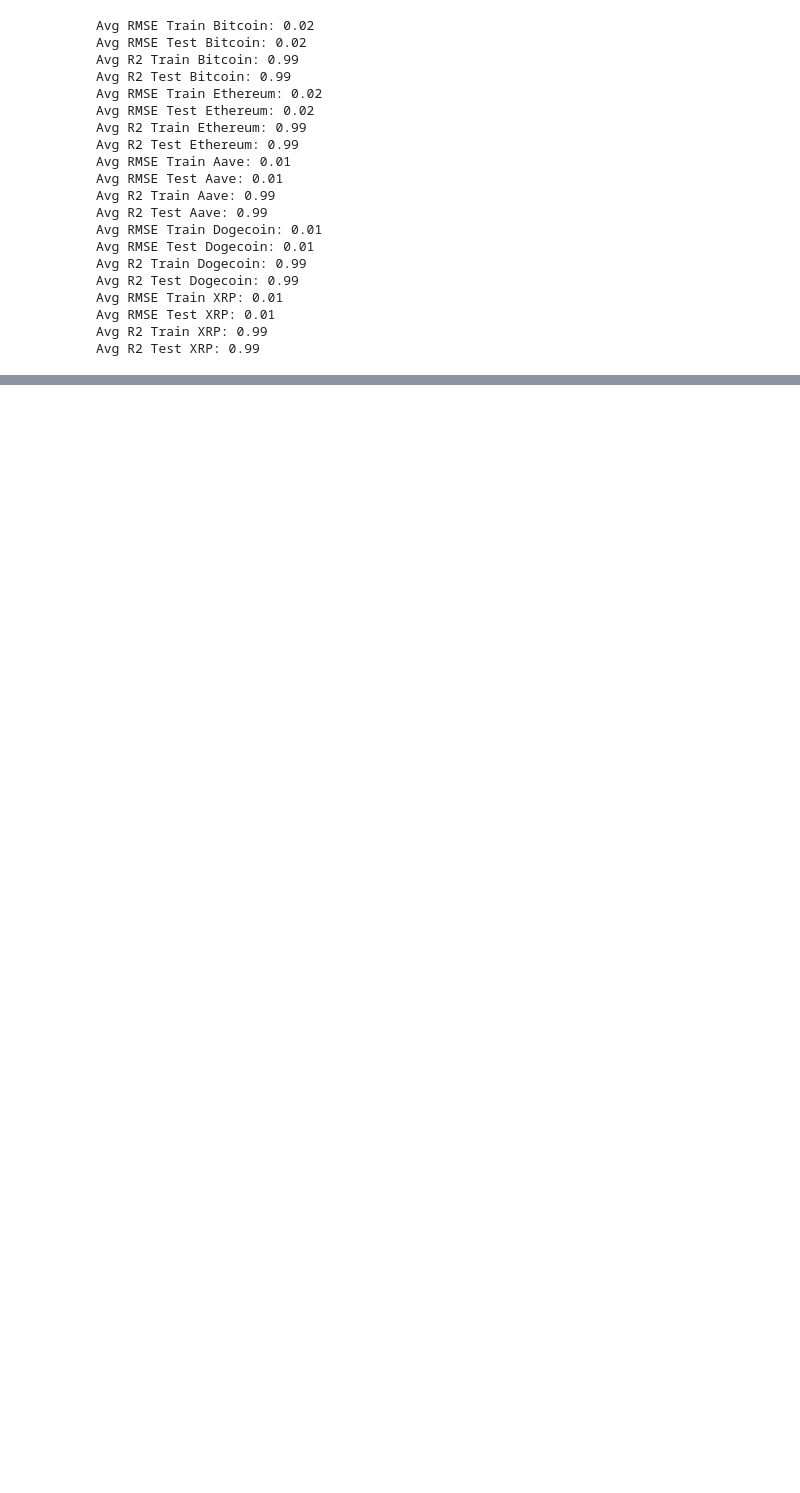
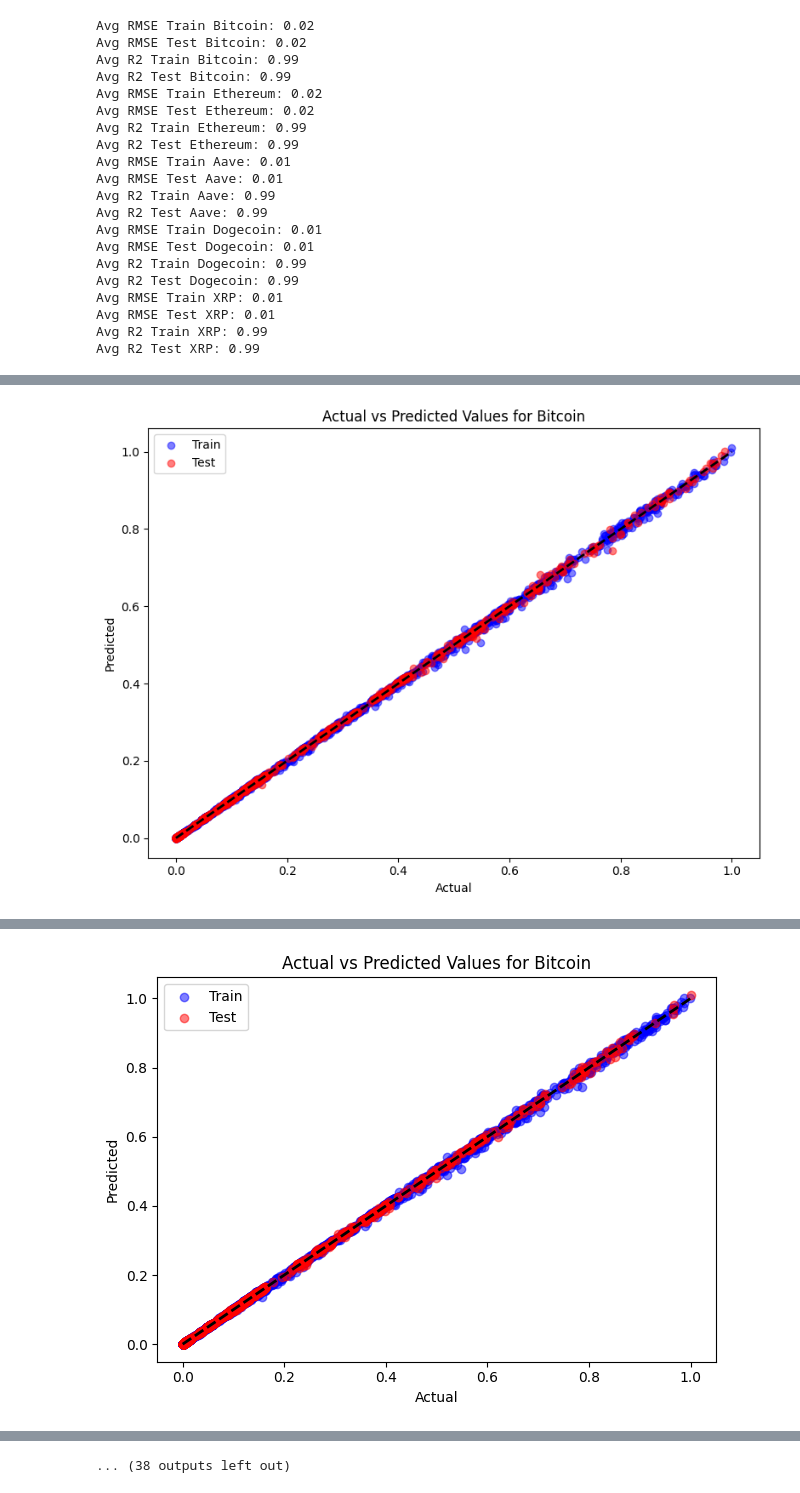
Before and after one commit to nikhilgudur/data-270-project, a Jupyter notebook: ml/linear.ipynb, the cells around one changed output, grey strips where cells are left out. Saved outputs shown, nothing was run; the diff lists cells and outputs as text; code cells hidden in the pictures; blank space fills up the shorter version.

```diff
--- a/ml/linear.ipynb
+++ b/ml/linear.ipynb
@@ -308 +293,73 @@ avg_r2_test       0.997419
 Name: XRP, dtype: float64
+# %%
+def perform_k_fold_cv(dataframe, crypto, n_splits=5, random_state=42):
+    X = dataframe.drop('High', axis=1)
+    y = dataframe['High']
+
+    kf = KFold(n_splits=n_splits, shuffle=True, random_state=random_state)
+    rmse_scores_train = []
+    rmse_scores_test = []
+    r2_scores_train = []
+    r2_scores_test = []
+
+    pipeline = Pipeline([
+        ('scaler', MinMaxScaler()),
+        ('model', Ridge())
+    ])
+
+    param_distributions = {
+        'model__alpha': [0.01, 0.1, 1, 10, 100, 1000],
+        'model__solver': ['auto', 'svd', 'cholesky', 'lsqr', 'sparse_cg', 'sag', 'saga']  # Solvers
+    }
+
+    random_search = RandomizedSearchCV(estimator=pipeline, param_distributions=param_distributions,
+                                       n_iter=10, cv=3, scoring='neg_mean_squared_error',
+                                       verbose=2, random_state=random_state, n_jobs=-1)
+
+    plt.figure(figsize=(8, 6))
+    for train_index, test_index in kf.split(X):
+        X_train, X_test = X.iloc[train_index], X.iloc[test_index]
+        y_train, y_test = y.iloc[train_index], y.iloc[test_index]
+
+        random_search.fit(X_train, y_train)
+        best_model = random_search.best_estimator_
+
+        y_train_pred = best_model.predict(X_train)
+        y_test_pred = best_model.predict(X_test)
+
+        rmse_train = np.sqrt(mean_squared_error(y_train, y_train_pred))
+        rmse_test = np.sqrt(mean_squared_error(y_test, y_test_pred))
+        rmse_scores_train.append(rmse_train)
+        rmse_scores_test.append(rmse_test)
+
+        r2_train = r2_score(y_train, y_train_pred)
+        r2_test = r2_score(y_test, y_test_pred)
+        r2_scores_train.append(r2_train)
+        r2_scores_test.append(r2_test)
+
+        # Plot the actual vs predicted values for train and test sets in the same plot
+        plt.scatter(y_train, y_train_pred, color='blue', label='Train', alpha=0.5)
+        plt.scatter(y_test, y_test_pred, color='red', label='Test', alpha=0.5)
+
+        # Plot the actual vs predicted values for train and test sets
+        plt.plot([y.min(), y.max()], [y.min(), y.max()], 'k--', lw=2)
+        plt.xlabel('Actual')
+        plt.ylabel('Predicted')
+        plt.title(f"Actual vs Predicted Values for {crypto}")
+        plt.legend()
+        plt.tight_layout()
+        plt.show()
+
+        avg_rmse_train = np.mean(rmse_scores_train)
+        avg_rmse_test = np.mean(rmse_scores_test)
+        avg_r2_train = np.mean(r2_scores_train)
+        avg_r2_test = np.mean(r2_scores_test)
+
+    return avg_rmse_train, avg_rmse_test, avg_r2_train, avg_r2_test
+
+
+results = {}
+for crypto, dataset in scaled_coins.items():
+    print(f"Running K-Fold CV for {crypto}")
+    results[crypto] = perform_k_fold_cv(dataset, crypto)
+# %% [output]
@@ -308,0 +383 @@ Name: XRP, dtype: float64
+[figure, added]
@@ -308,0 +401 @@ Name: XRP, dtype: float64
+[figure, added]
@@ -308,0 +474 @@ Name: XRP, dtype: float64
+... (38 outputs left out)
```
Also changed, not shown: parts of 4 cells of this notebook, 1 other file.
